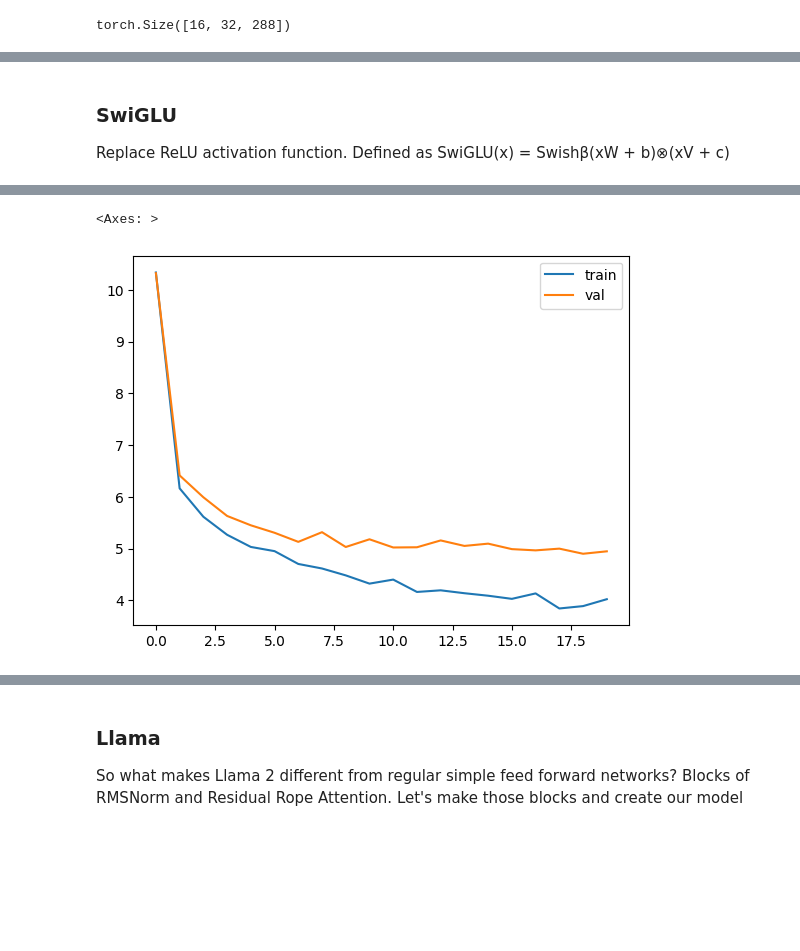
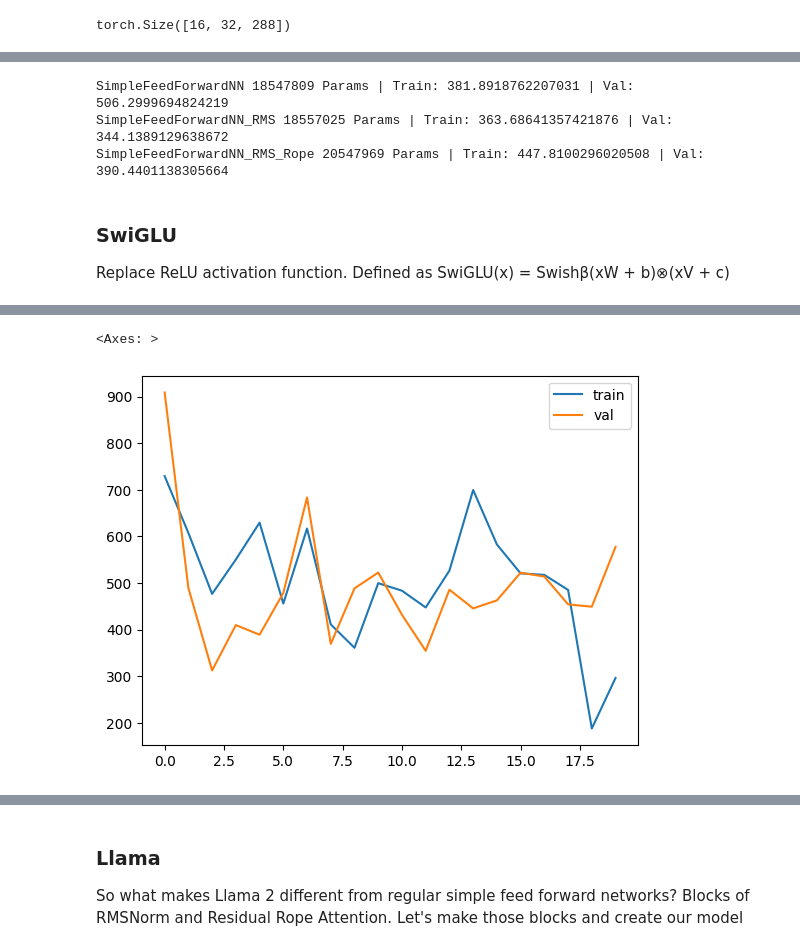
Before and after one commit to IMJONEZZ/LLMs-in-Production, a Jupyter notebook: chapters/chapter_8/llama_from_scratch_notebook.ipynb, the cells around one changed output, grey strips where cells are left out. Saved outputs shown, nothing was run; the diff lists cells and outputs as text; code cells hidden in the pictures; blank space fills up the shorter version.

```diff
--- a/chapters/chapter_8/llama_from_scratch_notebook.ipynb
+++ b/chapters/chapter_8/llama_from_scratch_notebook.ipynb
@@ -318,15 +467,17 @@ generate(model, config=MASTER_CONFIG)
 Rotary Embeddings changes the positional encoding from being based on sine and cosine to being based on the rotation of the embeddings, with a different rotation at each position
 # %%
 def get_rotary_matrix(context_window, embedding_dim):
-    R = torch.zeros((context_window, embedding_dim, embedding_dim), requires_grad=False)
+    R = torch.zeros(
+        (context_window, embedding_dim, embedding_dim), requires_grad=False
+    )
     for position in range(context_window):
-        for i in range(embedding_dim//2):
-            theta = 10000. ** (-2.*(i - 1) / embedding_dim)
+        for i in range(embedding_dim // 2):
+            theta = 10000.0 ** (-2.0 * (i - 1) / embedding_dim)
             m_theta = position * theta
-            R[position, 2*i,2*i] = np.cos(m_theta)
-            R[position, 2*i,2*i+1] = - np.sin(m_theta)
-            R[position, 2*i+1,2*i] = np.sin(m_theta)
-            R[position, 2*i+1,2*i+1] = np.cos(m_theta)
+            R[position, 2 * i, 2 * i] = np.cos(m_theta)
+            R[position, 2 * i, 2 * i + 1] = -np.sin(m_theta)
+            R[position, 2 * i + 1, 2 * i] = np.sin(m_theta)
+            R[position, 2 * i + 1, 2 * i + 1] = np.cos(m_theta)
     return R
 # %%
 K = 3
@@ -498,3 +701,10 @@ generate(model, config=MASTER_CONFIG)
+# %%
+for i in GLOBAL_KEEP_TRACK:
+    print(i)
+# %% [output]
+SimpleFeedForwardNN 18547809 Params | Train: 381.8918762207031 | Val: 506.2999694824219
+SimpleFeedForwardNN_RMS 18557025 Params | Train: 363.68641357421876 | Val: 344.1389129638672
+SimpleFeedForwardNN_RMS_Rope 20547969 Params | Train: 447.8100296020508 | Val: 390.4401138305664
 # %% [markdown]
 ### SwiGLU
 
@@ -512,7 +722,9 @@ class SwiGLU(nn.Module):
         self.register_parameter("beta", self.beta)
 
     def forward(self, x):
-        swish_gate = self.linear_gate(x) * torch.sigmoid(self.beta * self.linear_gate(x))
+        swish_gate = self.linear_gate(x) * torch.sigmoid(
+            self.beta * self.linear_gate(x)
+        )
         out = swish_gate * self.linear(x)
         return out
 # %%
@@ -521,18 +733,26 @@ class SimpleFeedForwardNN_RMS_RoPE_SwiGLU(nn.Module):
         super().__init__()
         self.config = config
 
-        self.embedding = nn.Embedding(config['vocab_size'], config['d_model'])
-        self.rms = RMSNormalization((config['context_window'], config['d_model']))
+        self.embedding = nn.Embedding(
+            config["vocab_size"], config["d_model"]
+        )
+        self.rms = RMSNormalization(
+            (config["context_window"], config["d_model"])
+        )
         self.rope_attention = RoPEMaskedMultiheadAttention(config)
 
         self.linear = nn.Sequential(
-            nn.Linear(config['d_model'], config['d_model']),
-            SwiGLU(config['d_model']),
+            nn.Linear(config["d_model"], config["d_model"]),
+            SwiGLU(config["d_model"]),
         )
 
-        self.last_linear = nn.Linear(config['d_model'], config['vocab_size'])
+        self.last_linear = nn.Linear(
+            config["d_model"], config["vocab_size"]
+        )
 
-        print(f"model params: {sum([m.numel() for m in self.parameters()])}")
+        print(
+            f"model params: {sum([m.numel() for m in self.parameters()])}"
+        )
 
     def forward(self, idx, targets=None):
         x = self.embedding(idx)
@@ -546,14 +766,24 @@ class SimpleFeedForwardNN_RMS_RoPE_SwiGLU(nn.Module):
         logits = self.last_linear(x)
 
         if targets is not None:
-            loss = F.cross_entropy(logits.view(-1, self.config['vocab_size']), targets.view(-1))
+            loss = F.cross_entropy(
+                logits.view(-1, self.config["vocab_size"]),
+                targets.view(-1),
+                ignore_index=tokenizer.pad_token_id,
+                reduction="sum"
+            )
             return logits, loss
 
         else:
             return logits
 
-model = SimpleFeedForwardNN_RMS_RoPE_SwiGLU(MASTER_CONFIG)
-xs, ys = get_batches(dataset, 'train', MASTER_CONFIG['batch_size'], MASTER_CONFIG['context_window'])
+
+model = SimpleFeedForwardNN_RMS_RoPE_SwiGLU(MASTER_CONFIG).to(device)
+xs, ys = get_batches(
+    train_data,
+    MASTER_CONFIG["batch_size"],
+    MASTER_CONFIG["context_window"],
+)
 
 logits, loss = model(xs, ys)
 optimizer = torch.optim.AdamW(model.parameters())
@@ -579,5 +809,5 @@ validation loss: 4.948042392730713
 <Axes: >
-[figure, old version]
+[figure, new version]
 # %%
 generate(model, config=MASTER_CONFIG)
 # %% [output]
```
Also changed, not shown: parts of 49 cells of this notebook.
